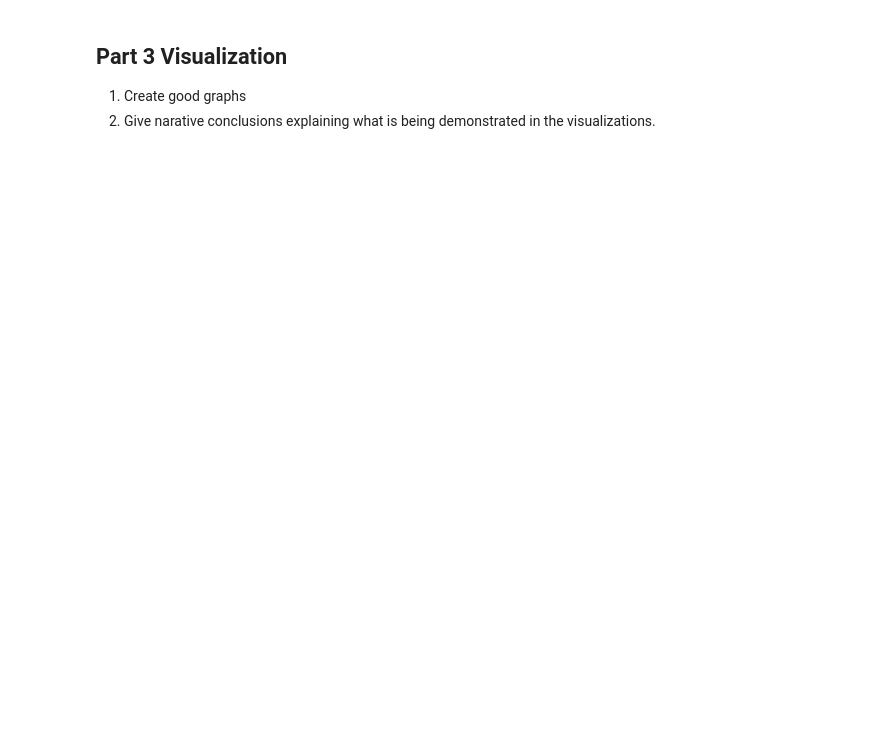
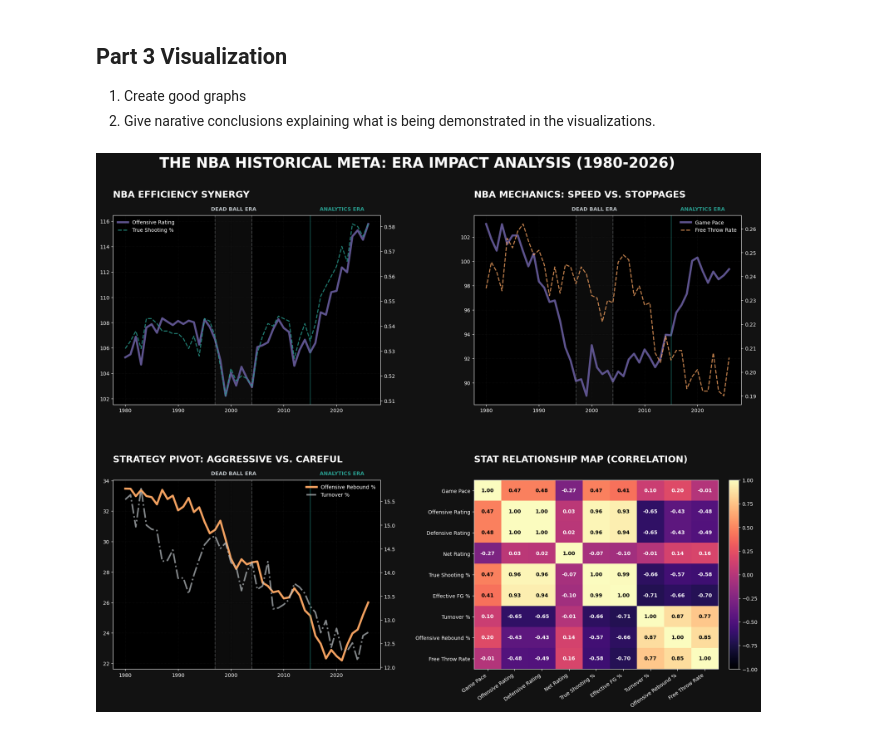
Before and after one commit to CarsonJM596/webMiningFinal, a Jupyter notebook: 002project-final.ipynb, the cells around one changed output. Drawn from its saved outputs; the diff is of its cells as text; code cells hidden in the pictures; blank space fills up the shorter version.

```diff
--- a/002project-final.ipynb
+++ b/002project-final.ipynb
@@ -201,0 +291,97 @@ process_nba_json()
+# %%
+import pandas as pd
+import matplotlib.pyplot as plt
+import numpy as np
+import os
+
+# --- STYLE CONFIGURATION ---
+PURPLE = '#5e548e'
+TEAL = '#2a9d8f'
+ORANGE = '#f4a261'
+SILVER = '#bdc3c7'
+DARK_BG = '#121212'
+GRID_COLOR = '#333333'
+TEXT_COLOR = '#E0E0E0'
+
+def create_complete_nba_dashboard():
+    file_path = 'data/processed/league_yearly_averages.csv'
+    if not os.path.exists(file_path):
+        return
+
+    df = pd.read_csv(file_path).sort_values('Year')
+
+    # Mapping for Heatmap Labels
+    name_map = {
+        'Pace': 'Game Pace', 'ORtg': 'Offensive Rating', 'DRtg': 'Defensive Rating',
+        'NRtg': 'Net Rating', 'TS%': 'True Shooting %', 'eFG%': 'Effective FG %',
+        'TOV%': 'Turnover %', 'ORB%': 'Offensive Rebound %', 'FT/FGA': 'Free Throw Rate'
+    }
+
+    os.makedirs('data/graphs', exist_ok=True)
+    corr_df = df.drop(columns=['Year']).rename(columns=name_map)
+    corr_matrix = corr_df.corr()
+
+    plt.style.use('dark_background')
+    fig, ((ax1, ax2), (ax3, ax4)) = plt.subplots(2, 2, figsize=(22, 16), facecolor=DARK_BG)
+    plt.subplots_adjust(hspace=0.4, wspace=0.35)
+
+    # --- PANEL 1: EFFICIENCY ---
+    l1, = ax1.plot(df['Year'], df['ORtg'], color=PURPLE, linewidth=4, label='Offensive Rating')
+    ax1_t = ax1.twinx()
+    l2, = ax1_t.plot(df['Year'], df['TS%'], color=TEAL, linewidth=2, linestyle='--', alpha=0.8, label='True Shooting %')
+    ax1.set_title('NBA EFFICIENCY SYNERGY', loc='left', fontsize=18, fontweight='black', pad=35)
+    # Combine lines for the legend
+    ax1.legend([l1, l2], [l.get_label() for l in [l1, l2]], loc='upper left', frameon=False)
+
+    # --- PANEL 2: MECHANICS ---
+    l3, = ax2.plot(df['Year'], df['Pace'], color=PURPLE, linewidth=4, label='Game Pace')
+    ax2_t = ax2.twinx()
+    l4, = ax2_t.plot(df['Year'], df['FT/FGA'], color=ORANGE, linewidth=2, linestyle='--', alpha=0.8, label='Free Throw Rate')
+    ax2.set_title('NBA MECHANICS: SPEED VS. STOPPAGES', loc='left', fontsize=18, fontweight='black', pad=35)
+    ax2.legend([l3, l4], [l.get_label() for l in [l3, l4]], loc='upper right', frameon=False)
+
+    # --- PANEL 3: STRATEGY PIVOT ---
+    l5, = ax3.plot(df['Year'], df['ORB%'], color=ORANGE, linewidth=4, label='Offensive Rebound %')
+    ax3_t = ax3.twinx()
+    l6, = ax3_t.plot(df['Year'], df['TOV%'], color=SILVER, linewidth=3, linestyle='-.', alpha=0.7, label='Turnover %')
+    ax3.set_title('STRATEGY PIVOT: AGGRESSIVE VS. CAREFUL', loc='left', fontsize=18, fontweight='black', pad=35)
+    ax3.legend([l5, l6], [l.get_label() for l in [l5, l6]], loc='upper right', frameon=False)
+
+    # --- PANEL 4: HEATMAP ---
+    im = ax4.imshow(corr_matrix, cmap='magma', vmin=-1, vmax=1, aspect='auto')
+    ax4.set_title('STAT RELATIONSHIP MAP (CORRELATION)', loc='left', fontsize=18, fontweight='black', pad=35)
+    fig.colorbar(im, ax=ax4, fraction=0.046, pad=0.04)
+    for i in range(len(corr_matrix.columns)):
+        for j in range(len(corr_matrix.columns)):
+            val = corr_matrix.iloc[i, j]
+            t_color = "black" if val > 0.4 or val < -0.8 else "white"
+            ax4.text(j, i, f"{val:.2f}", ha="center", va="center", color=t_color, fontsize=10, fontweight='bold')
+
+    ax4.set_xticks(np.arange(len(corr_matrix.columns)))
+    ax4.set_yticks(np.arange(len(corr_matrix.columns)))
+    ax4.set_xticklabels(corr_matrix.columns, fontsize=10, rotation=35, ha='right')
+    ax4.set_yticklabels(corr_matrix.columns, fontsize=10)
+
+    # --- SHARED OVERLAYS ---
+    for ax in [ax1, ax2, ax3]:
+        ax.grid(color=GRID_COLOR, linestyle=':', alpha=0.5)
+        ax.axvspan(1997, 2004, color='white', alpha=0.05)
+        ax.axvline(1997, color=SILVER, linestyle='--', alpha=0.3)
+        ax.axvline(2004, color=SILVER, linestyle='--', alpha=0.3)
+        ax.axvline(2015, color=TEAL, linestyle='-', linewidth=2, alpha=0.4)
+
+        # Positioning era labels right above the plot line
+        ax.text(2000.5, 1.02, 'DEAD BALL ERA', transform=ax.get_xaxis_transform(),
+                color=SILVER, fontsize=10, fontweight='bold', ha='center', va='bottom')
+        ax.text(2021, 1.02, 'ANALYTICS ERA', transform=ax.get_xaxis_transform(),
+                color=TEAL, fontsize=10, fontweight='bold', ha='center', va='bottom')
+
+    plt.suptitle('THE NBA HISTORICAL META: ERA IMPACT ANALYSIS (1980-2026)',
+                 fontsize=28, fontweight='black', color='white', y=0.98)
+
+    plt.savefig('data/graphs/nba_dashboard.png', dpi=300, bbox_inches='tight', facecolor=DARK_BG)
+    plt.show()
+
+create_complete_nba_dashboard()
+# %% [output]
+[figure, added]
```
Also changed, not shown: parts of 5 cells of this notebook, 7 other files.
